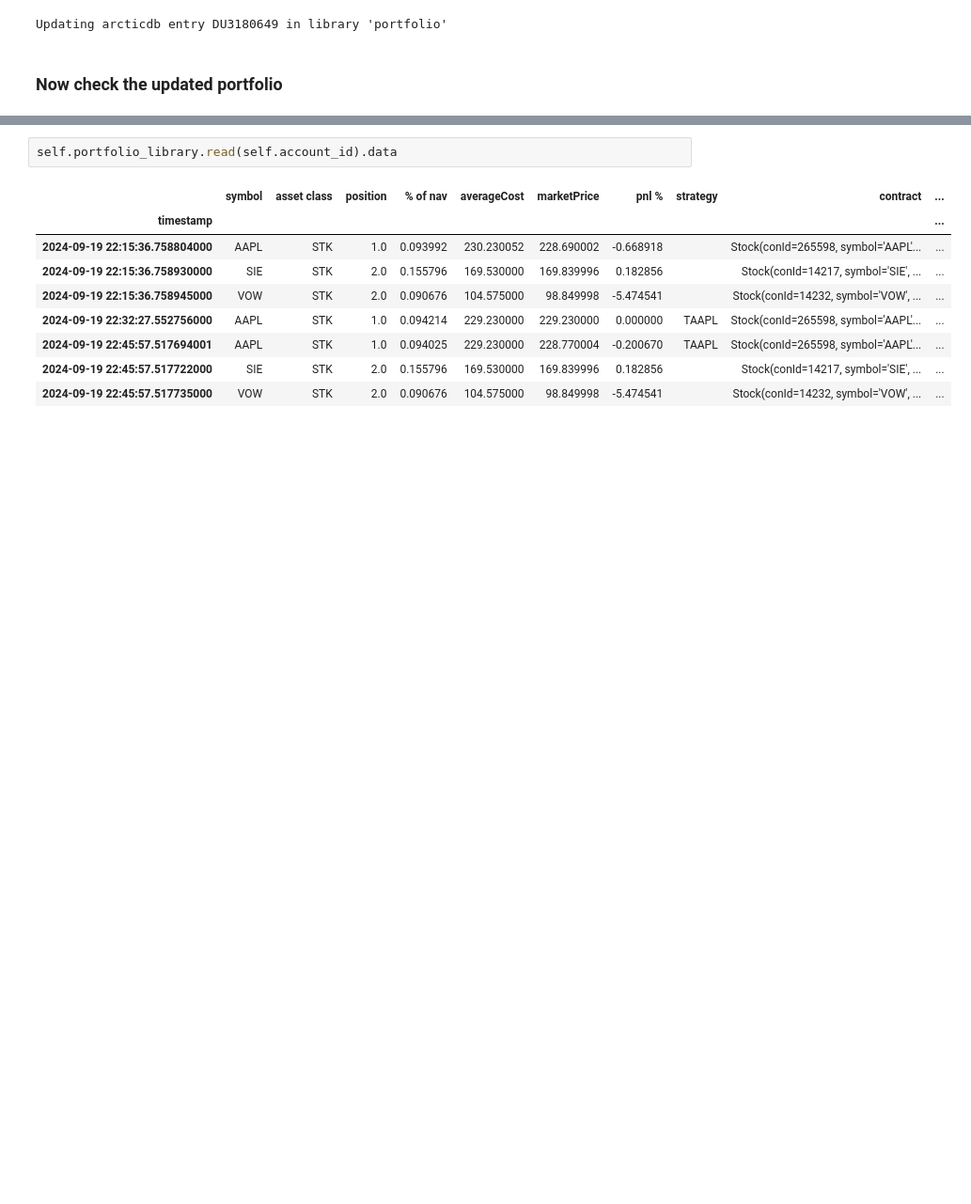
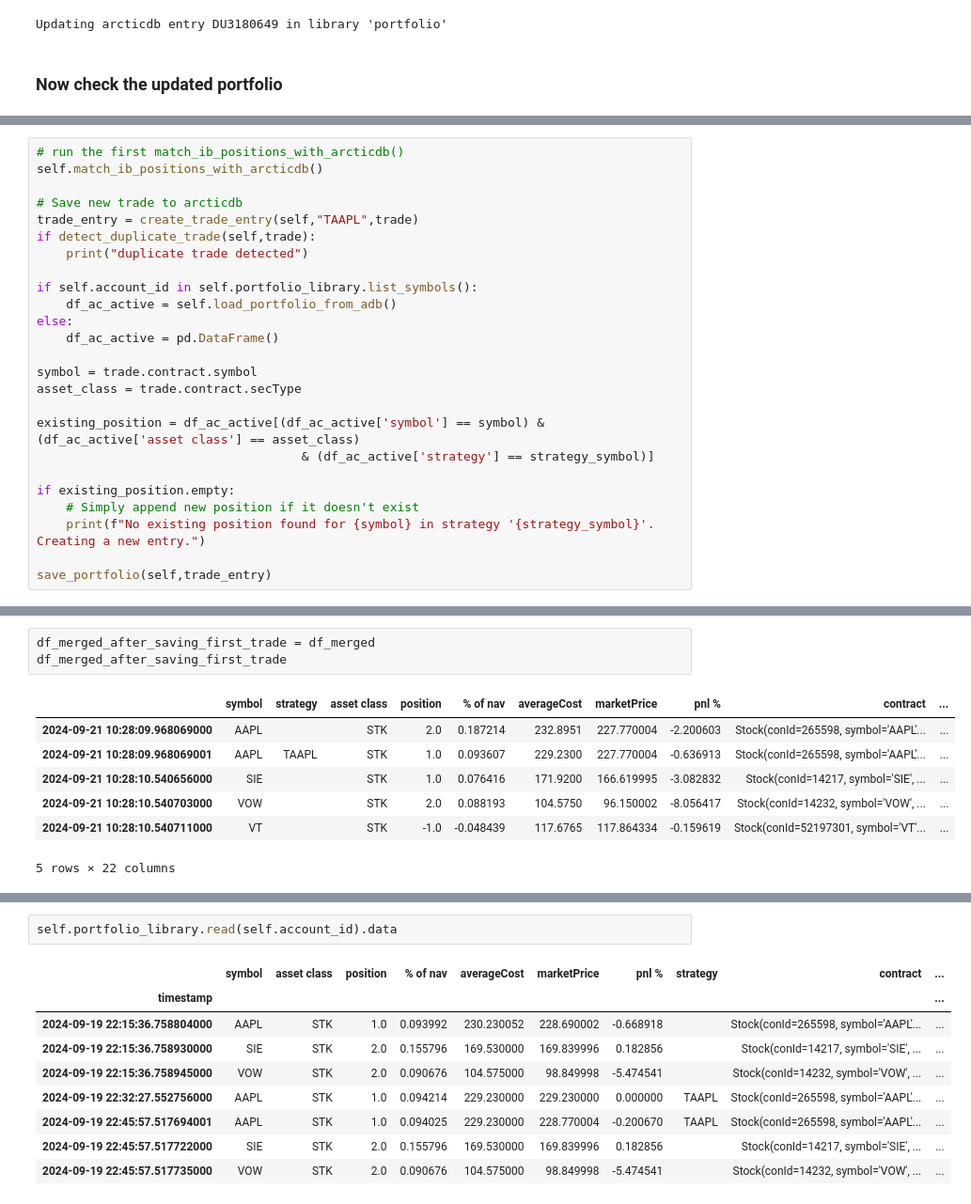
Before and after one commit to lowQuant/IB-Multi-Strategy-ATS, a Jupyter notebook: data_and_research/notebooks/process_trade.ipynb, the cells around one changed output, grey strips where cells are left out. Shown: that part at 94% size. Saved outputs shown, nothing was run; the diff lists cells and outputs as text; blank space fills up the shorter version.

```diff
--- a/data_and_research/notebooks/process_trade.ipynb
+++ b/data_and_research/notebooks/process_trade.ipynb
@@ -293,0 +287,25 @@ load_portfolio_from_adb(self)
+# %%
+# run the first match_ib_positions_with_arcticdb()
+self.match_ib_positions_with_arcticdb()
+
+# Save new trade to arcticdb
+trade_entry = create_trade_entry(self,"TAAPL",trade)
+if detect_duplicate_trade(self,trade):
+    print("duplicate trade detected")
+
+if self.account_id in self.portfolio_library.list_symbols():
+    df_ac_active = self.load_portfolio_from_adb()
+else:
+    df_ac_active = pd.DataFrame()
+
+symbol = trade.contract.symbol
+asset_class = trade.contract.secType
+
+existing_position = df_ac_active[(df_ac_active['symbol'] == symbol) & (df_ac_active['asset class'] == asset_class)
+                                    & (df_ac_active['strategy'] == strategy_symbol)]
+
+if existing_position.empty:
+    # Simply append new position if it doesn't exist
+    print(f"No existing position found for {symbol} in strategy '{strategy_symbol}'. Creating a new entry.")
+
+save_portfolio(self,trade_entry)
@@ -293,0 +513,11 @@ load_portfolio_from_adb(self)
+# %%
+df_merged_after_saving_first_trade = df_merged
+df_merged_after_saving_first_trade
+# %% [output]
+|  | symbol | strategy | asset class | position | % of nav | averageCost | marketPrice | pnl % | contract | ... |
+| 2024-09-21 10:28:09.968069000 | AAPL |  | STK | 2.0 | 0.187214 | 232.8951 | 227.770004 | -2.200603 | Stock(conId=265598, symbol='AAPL'... | ... |
+| 2024-09-21 10:28:09.968069001 | AAPL | TAAPL | STK | 1.0 | 0.093607 | 229.2300 | 227.770004 | -0.636913 | Stock(conId=265598, symbol='AAPL'... | ... |
+| 2024-09-21 10:28:10.540656000 | SIE |  | STK | 1.0 | 0.076416 | 171.9200 | 166.619995 | -3.082832 | Stock(conId=14217, symbol='SIE', ... | ... |
+| 2024-09-21 10:28:10.540703000 | VOW |  | STK | 2.0 | 0.088193 | 104.5750 | 96.150002 | -8.056417 | Stock(conId=14232, symbol='VOW', ... | ... |
+| 2024-09-21 10:28:10.540711000 | VT |  | STK | -1.0 | -0.048439 | 117.6765 | 117.864334 | -0.159619 | Stock(conId=52197301, symbol='VT'... | ... |
+5 rows × 22 columns
```
Also changed, not shown: parts of 20 cells of this notebook, 1 other file.
